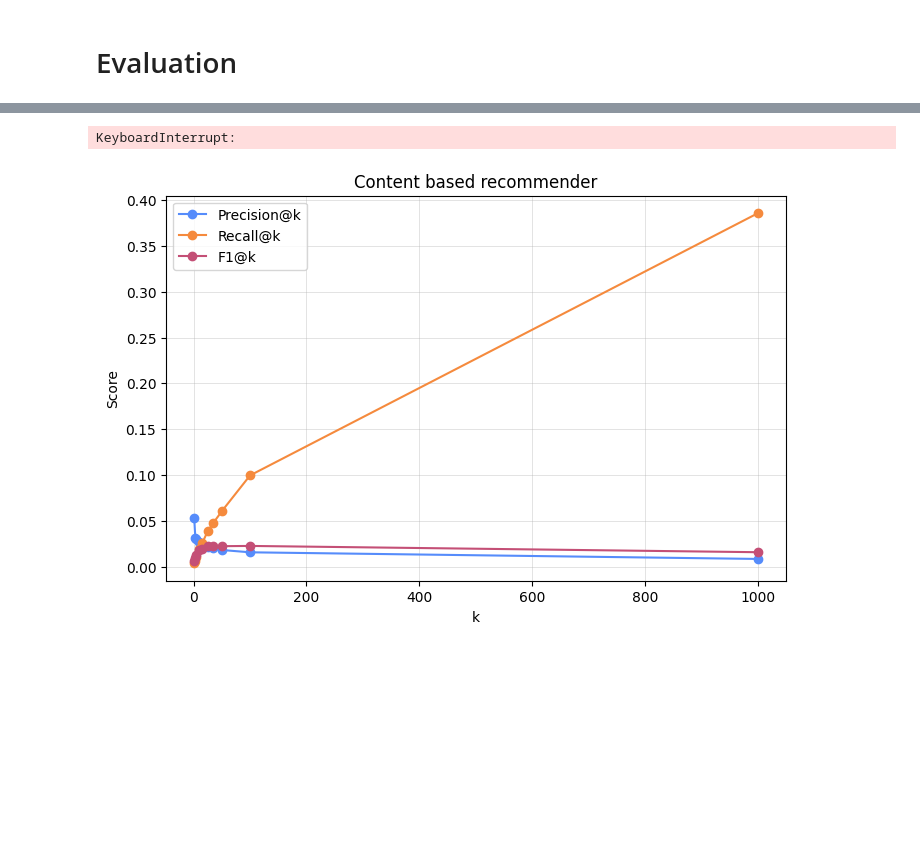
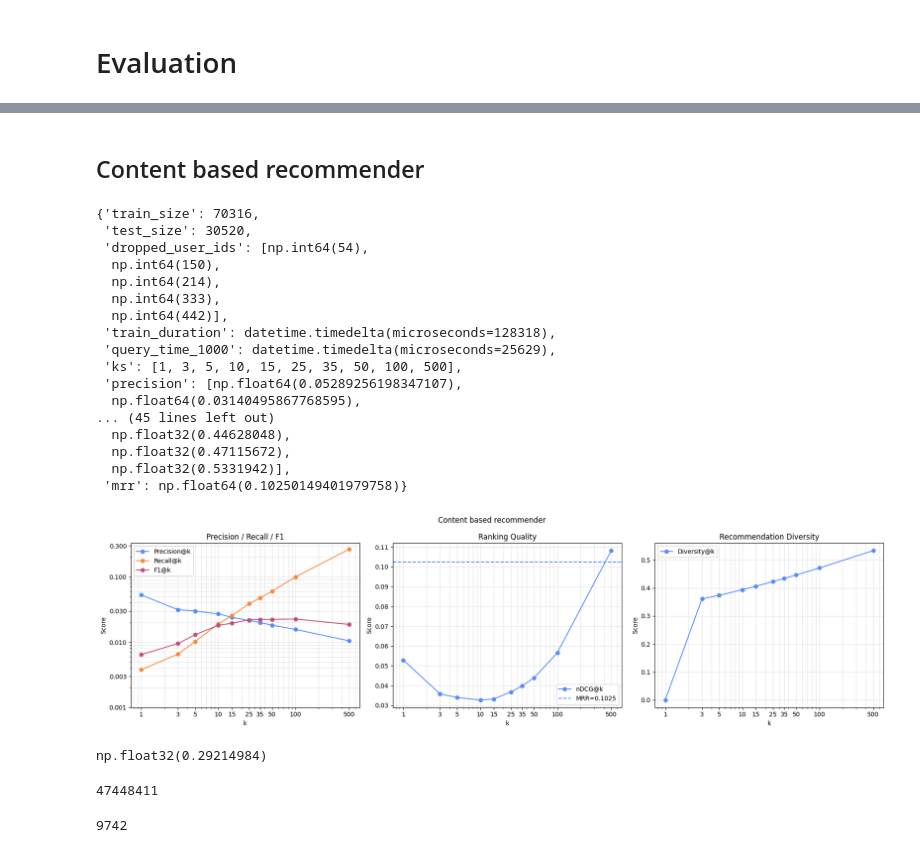
Before and after one commit to TarasHamkalo/on-web-data-mining, a Jupyter notebook: 06/notebooks/main.ipynb, the cells around one changed output, grey strips where cells are left out. Saved outputs shown, nothing was run; the diff lists cells and outputs as text; code cells hidden in the pictures; blank space fills up the shorter version.

Commit message:
chore(06): add better plotting

```diff
--- a/06/notebooks/main.ipynb
+++ b/06/notebooks/main.ipynb
@@ -221,0 +224,4 @@ ratings = pd.read_csv("../resources/ml-latest-small/ratings.csv")
+# %%
+from embeddings import compute_movie_embeddings
+
+movies = compute_movie_embeddings(movies_data=movies)
@@ -222,12 +230,11 @@ ratings = pd.read_csv("../resources/ml-latest-small/ratings.csv")
+# %% [markdown]
+## Content based recommender
 # %%
 import src.content_based as cb
 import src.evaluation as eval
 from importlib import reload
 reload(cb)
 reload(eval)
-# recall computation
-# ---> 28 return relevant_retrieved / len(relevant)
-# ZeroDivisionError: division by zero
 
 cbr = cb.ContentBasedRec(rating_like_threshold=3.5)
 res = eval.evaluate(
@@ -241,10 +248,26 @@ res = eval.evaluate(
 
 res
 # %% [output]
-KeyboardInterrupt:
+{'train_size': 70316,
+ 'test_size': 30520,
+ 'dropped_user_ids': [np.int64(54),
+  np.int64(150),
+  np.int64(214),
+  np.int64(333),
+  np.int64(442)],
+ 'train_duration': datetime.timedelta(microseconds=128318),
+ 'query_time_1000': datetime.timedelta(microseconds=25629),
+ 'ks': [1, 3, 5, 10, 15, 25, 35, 50, 100, 500],
+ 'precision': [np.float64(0.05289256198347107),
+  np.float64(0.03140495867768595),
+... (45 lines left out)
+  np.float32(0.44628048),
+  np.float32(0.47115672),
+  np.float32(0.5331942)],
+ 'mrr': np.float64(0.10250149401979758)}
 # %%
 reload(eval)
 
-eval.plot_results(results=res, title="Content based recommender")
+eval.plot_results_2(results=res, title="Content based recommender")
 # %% [output]
-[figure, old version]
+[figure, new version]
@@ -252,0 +274,12 @@ len(train_ratings[train_ratings["userId"] == 54])
+# %%
+avg_similarity
+# %% [output]
+np.float32(0.29214984)
+# %%
+len(similarities)
+# %% [output]
+47448411
+# %%
+len(movie_ids)
+# %% [output]
+9742
```
Also changed, not shown: parts of 3 cells of this notebook, 2 other files.
